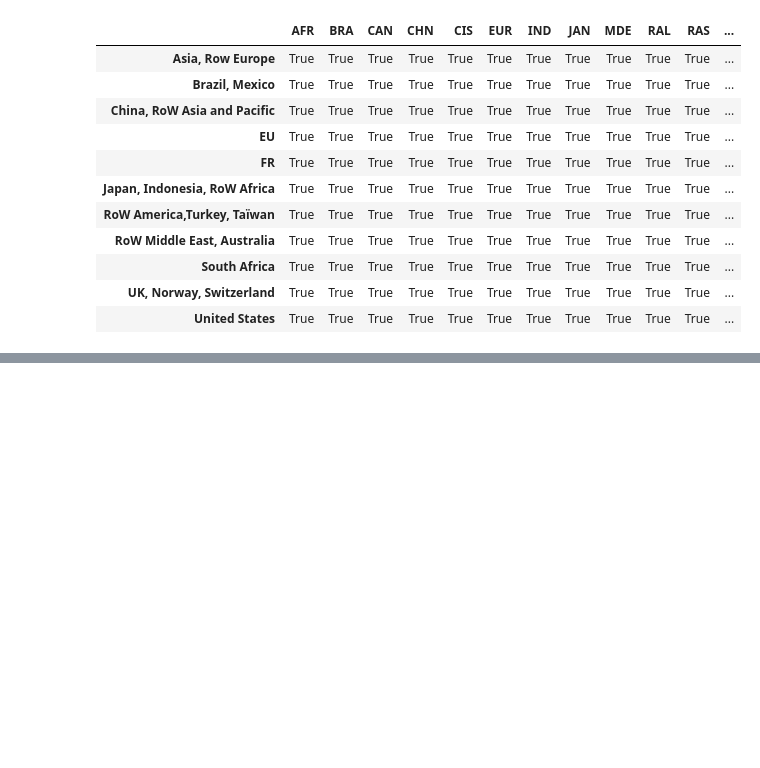
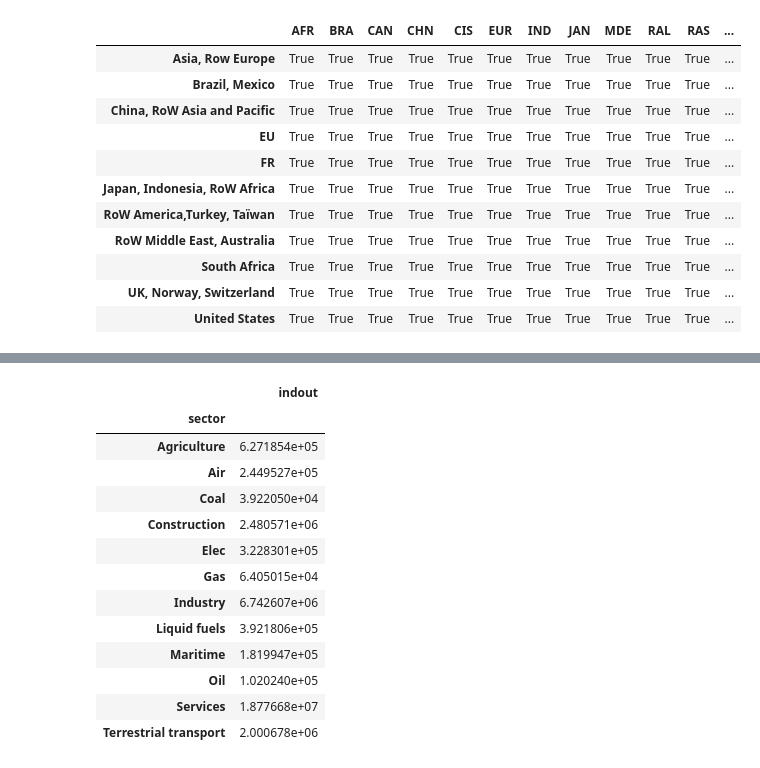
Before and after one commit to Maestrofinn/MatMat-Trade, a Jupyter notebook: main.ipynb, the cells around one changed output, grey strips where cells are left out. Cells and saved outputs as stored; diff of their text form; code cells hidden in the pictures; blank space fills up the shorter version.

```diff
--- a/main.ipynb
+++ b/main.ipynb
@@ -1211,0 +1282,6 @@ import importlib
+# %%
+# we should now be able to compute some emissions, carefull, the consumption based don't make much sense here since we started with groos productions and made fictional Y
+
+from src.utils import recal_stressor_per_region
+model.counterfactuals["IMACLIM_all_2050_INDC"].iot.stressor_extension=recal_stressor_per_region(
+        iot=model.counterfactuals["IMACLIM_all_2050_INDC"].iot,)
@@ -1211,0 +1391,6 @@ import importlib
+# %%
+model.counterfactuals["IMACLIM_all_2050_INDC"].iot.x=
+
+
+
+model.counterfactuals["IMACLIM_all_2050_INDC"].iot.stressor_extension.D_pba["USA"].sum()/1e9/direct_co2.sort_index()
@@ -1214,0 +1404,2 @@ NameError: name 'src' is not defined
+# %%
+model.counterfactuals["IMACLIM_all_2050_INDC"].iot.x=
@@ -1214,0 +1409,17 @@ NameError: name 'src' is not defined
+# %%
+model.counterfactuals["IMACLIM_all_2015_INDC"].iot.x.loc["EUR"]
+# %% [output]
+|  | indout |
+| sector |  |
+| Agriculture | 6.271854e+05 |
+| Air | 2.449527e+05 |
+| Coal | 3.922050e+04 |
+| Construction | 2.480571e+06 |
+| Elec | 3.228301e+05 |
+| Gas | 6.405015e+04 |
+| Industry | 6.742607e+06 |
+| Liquid fuels | 3.921806e+05 |
+| Maritime | 1.819947e+05 |
+| Oil | 1.020240e+05 |
+| Services | 1.877668e+07 |
+| Terrestrial transport | 2.000678e+06 |
```
Also changed, not shown: parts of 25 cells of this notebook, 2 other files.
